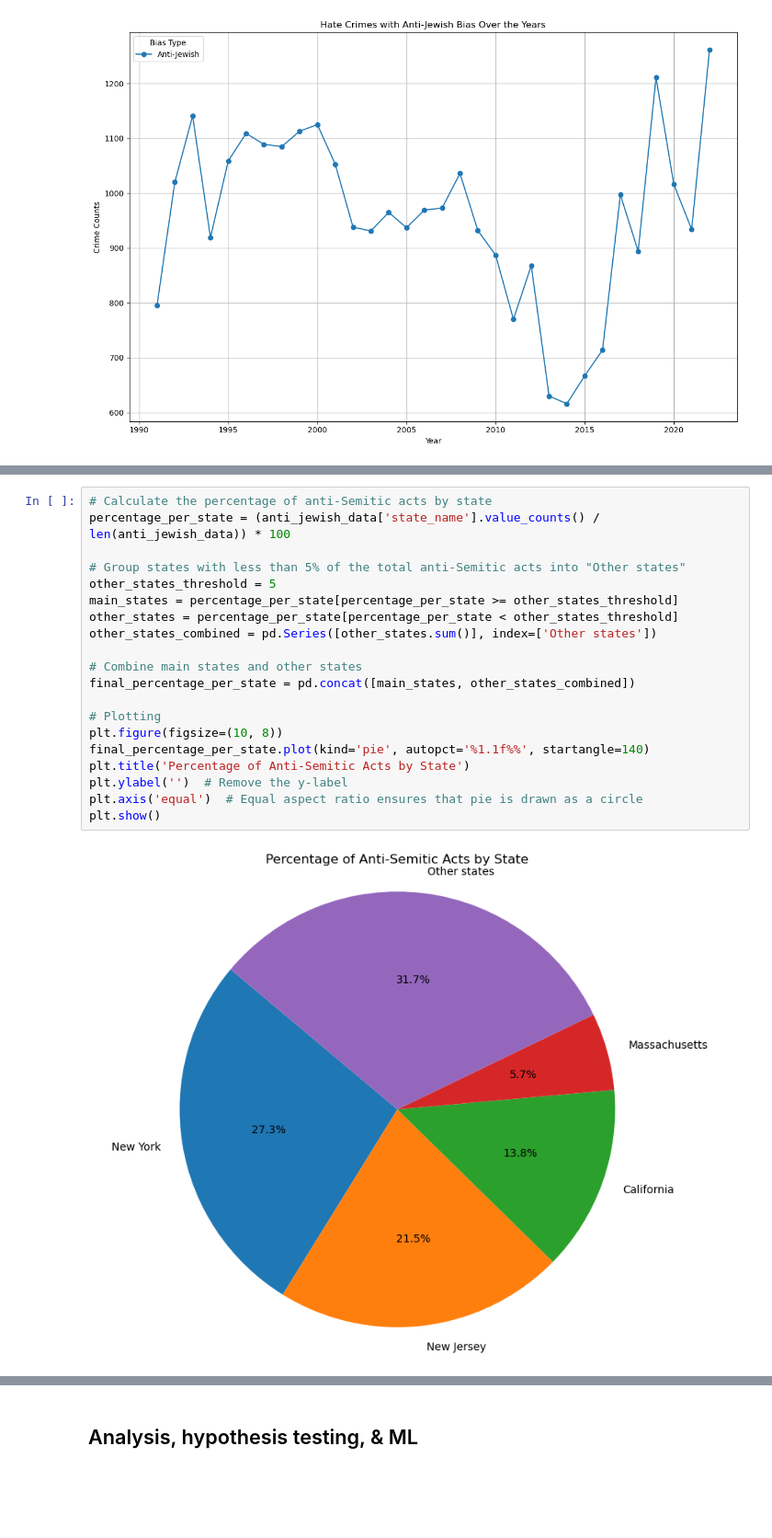
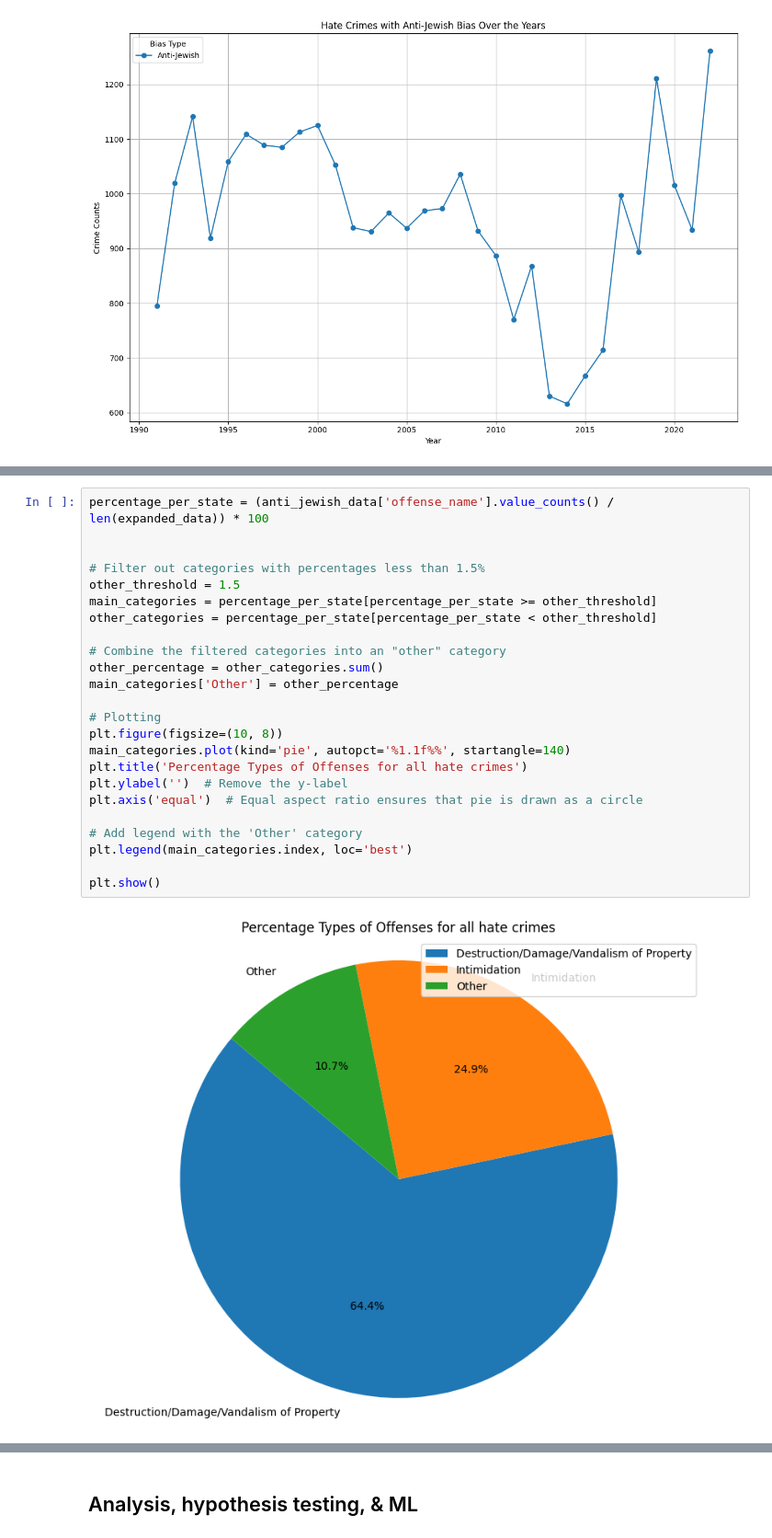
Before and after one commit to e-sider/cmsc320-final, a Jupyter notebook: newer_final_tutorial.ipynb, the cells around one changed output, grey strips where cells are left out. Shown at 92% size. Drawn from its saved outputs; the diff is of its cells as text; blank space fills up the shorter version.

```diff
--- a/newer_final_tutorial.ipynb
+++ b/newer_final_tutorial.ipynb
@@ -266,22 +272,26 @@ This pie chart visualizes the percentage of anti-Semitic hate crimes reported in
 # %%
-# Calculate the percentage of anti-Semitic acts by state
-percentage_per_state = (anti_jewish_data['state_name'].value_counts() / len(anti_jewish_data)) * 100
+percentage_per_state = (anti_jewish_data['offense_name'].value_counts() / len(expanded_data)) * 100
 
-# Group states with less than 5% of the total anti-Semitic acts into "Other states"
-other_states_threshold = 5
-main_states = percentage_per_state[percentage_per_state >= other_states_threshold]
-other_states = percentage_per_state[percentage_per_state < other_states_threshold]
-other_states_combined = pd.Series([other_states.sum()], index=['Other states'])
 
-# Combine main states and other states
-final_percentage_per_state = pd.concat([main_states, other_states_combined])
+# Filter out categories with percentages less than 1.5%
+other_threshold = 1.5
+main_categories = percentage_per_state[percentage_per_state >= other_threshold]
+other_categories = percentage_per_state[percentage_per_state < other_threshold]
+
+# Combine the filtered categories into an "other" category
+other_percentage = other_categories.sum()
+main_categories['Other'] = other_percentage
 
 # Plotting
 plt.figure(figsize=(10, 8))
-final_percentage_per_state.plot(kind='pie', autopct='%1.1f%%', startangle=140)
-plt.title('Percentage of Anti-Semitic Acts by State')
+main_categories.plot(kind='pie', autopct='%1.1f%%', startangle=140)
+plt.title('Percentage Types of Offenses for all hate crimes')
 plt.ylabel('')  # Remove the y-label
 plt.axis('equal')  # Equal aspect ratio ensures that pie is drawn as a circle
+
+# Add legend with the 'Other' category
+plt.legend(main_categories.index, loc='best')
+
 plt.show()
 # %% [output]
-[figure, old version]
+[figure, new version]
```
Also changed, not shown: parts of 23 cells of this notebook.
